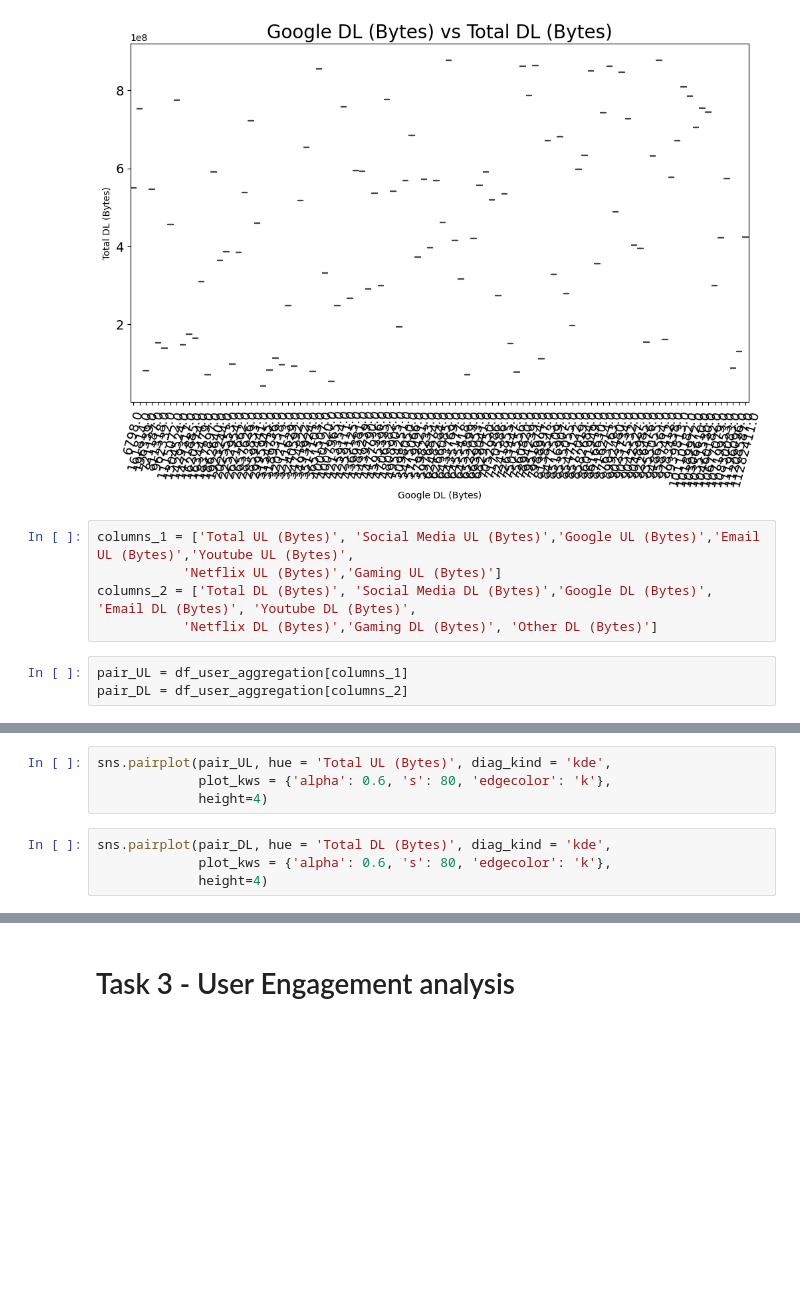
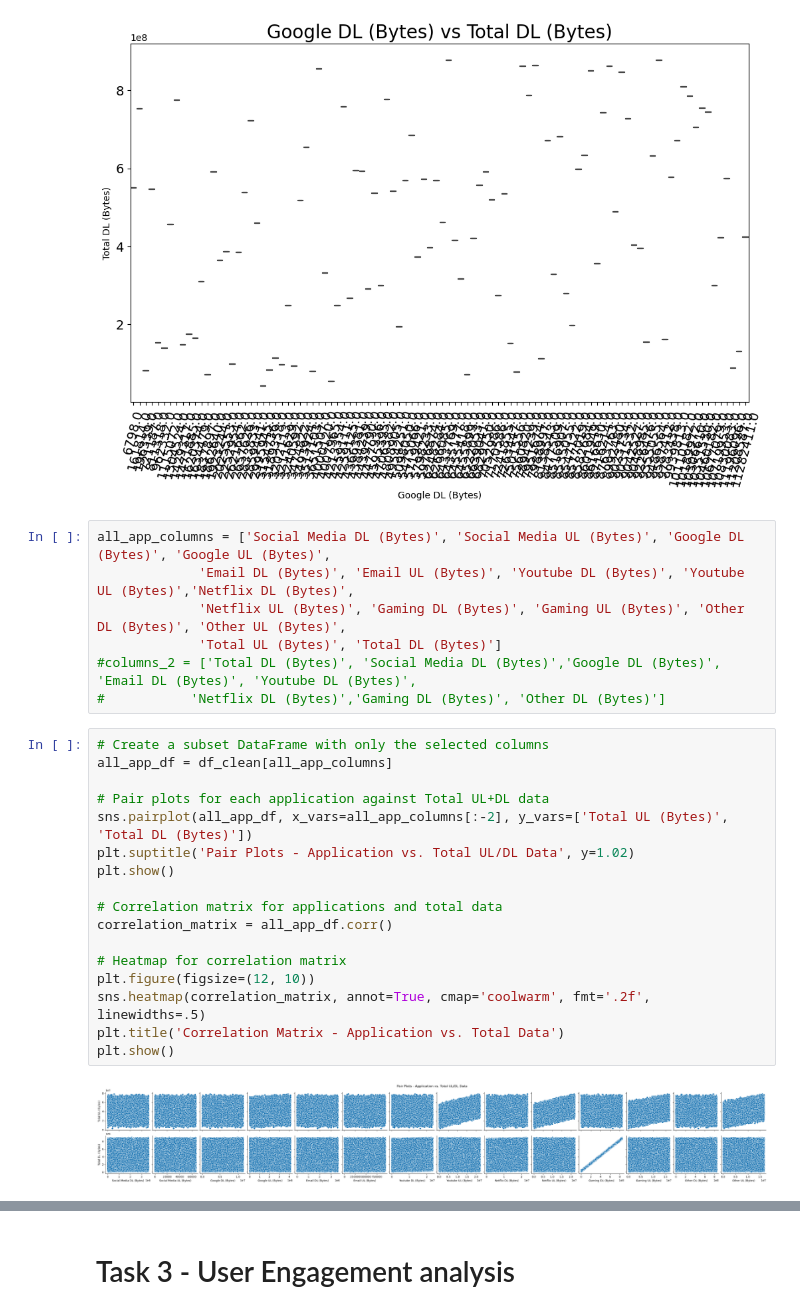
Before and after one commit to lamigaroma/telecom_data_analysis_and_modelling, a Jupyter notebook: telecom_data_analysis.ipynb, the cells around one changed output, grey strips where cells are left out. Cells and saved outputs as stored; diff of their text form; blank space fills up the shorter version.

Commit message:
update_EDA_continued
Updating EDA for Telecom data analysis and modelling

```diff
--- a/telecom_data_analysis.ipynb
+++ b/telecom_data_analysis.ipynb
@@ -335,10 +483,28 @@ plot_box_multi(df_user_aggregation.head(100), x_col="Google DL (Bytes)", y_col="
 # %% [output]
 [figure]
 # %%
-columns_1 = ['Total UL (Bytes)', 'Social Media UL (Bytes)','Google UL (Bytes)','Email UL (Bytes)','Youtube UL (Bytes)',
-           'Netflix UL (Bytes)','Gaming UL (Bytes)']
-columns_2 = ['Total DL (Bytes)', 'Social Media DL (Bytes)','Google DL (Bytes)', 'Email DL (Bytes)', 'Youtube DL (Bytes)',
-           'Netflix DL (Bytes)','Gaming DL (Bytes)', 'Other DL (Bytes)']
+all_app_columns = ['Social Media DL (Bytes)', 'Social Media UL (Bytes)', 'Google DL (Bytes)', 'Google UL (Bytes)',
+             'Email DL (Bytes)', 'Email UL (Bytes)', 'Youtube DL (Bytes)', 'Youtube UL (Bytes)','Netflix DL (Bytes)',
+             'Netflix UL (Bytes)', 'Gaming DL (Bytes)', 'Gaming UL (Bytes)', 'Other DL (Bytes)', 'Other UL (Bytes)',
+             'Total UL (Bytes)', 'Total DL (Bytes)']
+#columns_2 = ['Total DL (Bytes)', 'Social Media DL (Bytes)','Google DL (Bytes)', 'Email DL (Bytes)', 'Youtube DL (Bytes)',
+#           'Netflix DL (Bytes)','Gaming DL (Bytes)', 'Other DL (Bytes)']
 # %%
-pair_UL = df_user_aggregation[columns_1]
-pair_DL = df_user_aggregation[columns_2]
+# Create a subset DataFrame with only the selected columns
+all_app_df = df_clean[all_app_columns]
+
+# Pair plots for each application against Total UL+DL data
+sns.pairplot(all_app_df, x_vars=all_app_columns[:-2], y_vars=['Total UL (Bytes)', 'Total DL (Bytes)'])
+plt.suptitle('Pair Plots - Application vs. Total UL/DL Data', y=1.02)
+plt.show()
+
+# Correlation matrix for applications and total data
+correlation_matrix = all_app_df.corr()
+
+# Heatmap for correlation matrix
+plt.figure(figsize=(12, 10))
+sns.heatmap(correlation_matrix, annot=True, cmap='coolwarm', fmt='.2f', linewidths=.5)
+plt.title('Correlation Matrix - Application vs. Total Data')
+plt.show()
+# %% [output]
+[figure, added]
@@ -345,8 +511,0 @@ pair_DL = df_user_aggregation[columns_2]
-# %%
-sns.pairplot(pair_UL, hue = 'Total UL (Bytes)', diag_kind = 'kde',
-             plot_kws = {'alpha': 0.6, 's': 80, 'edgecolor': 'k'},
-             height=4)
-# %%
-sns.pairplot(pair_DL, hue = 'Total DL (Bytes)', diag_kind = 'kde',
-             plot_kws = {'alpha': 0.6, 's': 80, 'edgecolor': 'k'},
-             height=4)
```
Also changed, not shown: parts of 38 cells of this notebook, 1 other file.
